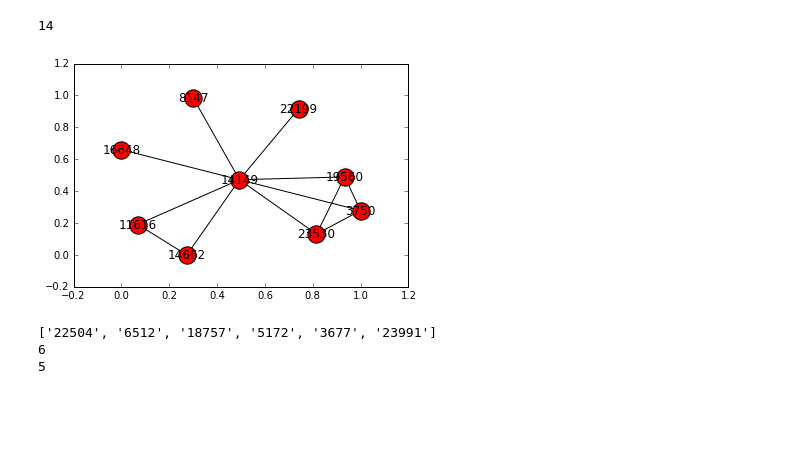
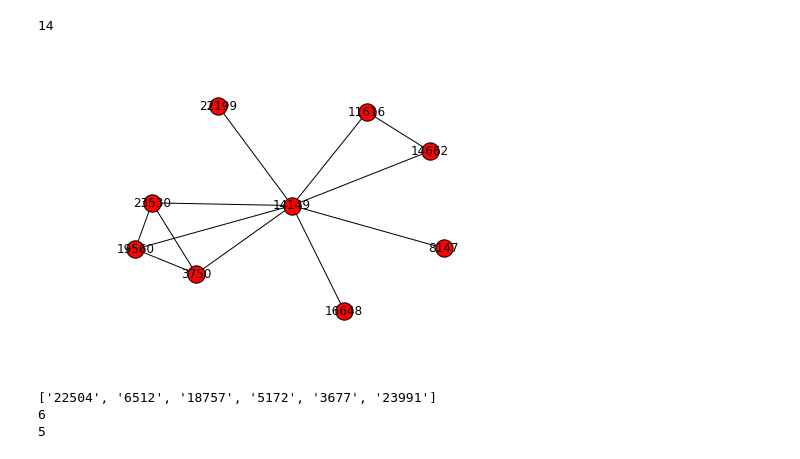
Before and after one commit to MridulS/euroscipy-networkx, a Jupyter notebook: Slides.ipynb, the cells around one changed output. Saved outputs shown, nothing was run; the diff lists cells and outputs as text; code cells hidden in the pictures; blank space fills up the shorter version.

```diff
--- a/Slides.ipynb
+++ b/Slides.ipynb
@@ -250,9 +250,9 @@ len(graphs[1])
 # %% [output]
 14
 # %%
-nx.draw_networkx(graphs[5])
+nx.draw(graphs[5], with_labels=True)
 # %% [output]
-[figure, old version]
+[figure, new version]
 # %%
 # One of the most important features of network analyis is graph
 # traversal.
```
Also changed, not shown: parts of 12 cells of this notebook, 3 other files.
